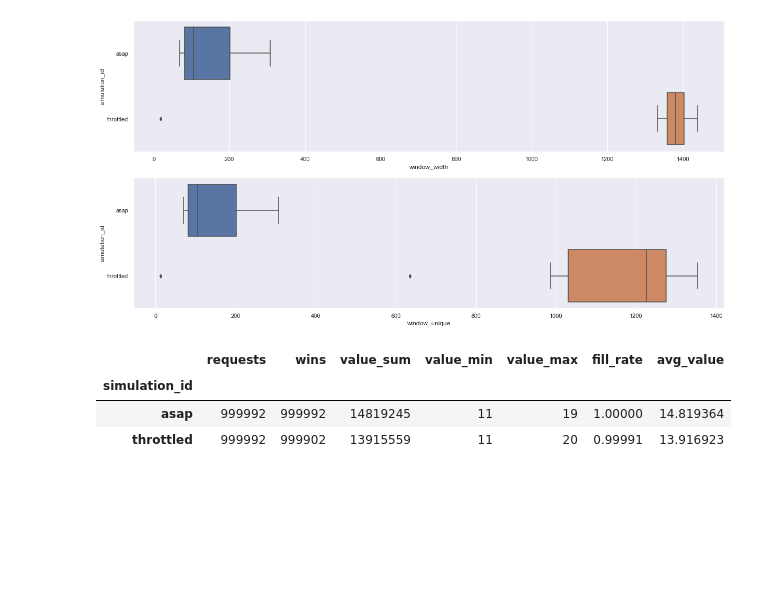
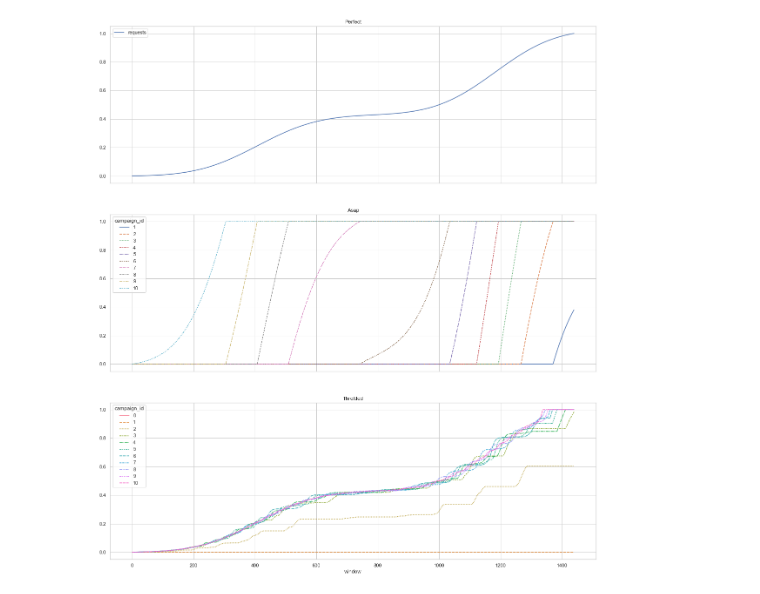
Before and after one commit to pawaclawczyk/prototypes, a Jupyter notebook: analysis.ipynb, the cells around one changed output. Saved outputs shown, nothing was run; the diff lists cells and outputs as text; code cells hidden in the pictures; blank space fills up the shorter version.

Commit message:
Case comparison for a single simulation scenario

```diff
--- a/analysis.ipynb
+++ b/analysis.ipynb
@@ -1,6 +1,9 @@
 # %%
-import pandas as pd
+from pathlib import Path
+
 import seaborn as sns
 
+import analysis
+import load_save
+
 sns.set_theme(style="whitegrid")
-sns.set(rc={'figure.figsize': (20, 10)})
@@ -74,20 +10,11 @@ def lifetime(df: pd.DataFrame):
-# %%
-lifetime(win_df)
-# %% [output]
-[figure, removed]
-# %%
-summary_fill_df = auction_df.groupby("simulation_id").aggregate(
-    requests=("request", np.size),
-    wins=("kind", lambda s: len(s[s == "win"])),
-    value_sum=("bid_value", np.sum),
-    value_min=("bid_value", lambda s: np.min(s[s > 0])),
-    value_max=("bid_value", np.max),
-)
-summary_fill_df["fill_rate"] = summary_fill_df["wins"] / summary_fill_df["requests"]
-summary_fill_df["avg_value"] = summary_fill_df["value_sum"] / summary_fill_df["wins"]
-summary_fill_df
-# %% [output]
-|  | requests | wins | value_sum | value_min | value_max | fill_rate | avg_value |
-| simulation_id |  |  |  |  |  |  |  |
-| asap | 999992 | 999992 | 14819245 | 11 | 19 | 1.00000 | 14.819364 |
-| throttled | 999992 | 999902 | 13915559 | 11 | 20 | 0.99991 | 13.916923 |
+# %%
+output_dir = Path("data")
+cases = ["asap", "throttled"]
+# %%
+base_distribution = load_save.load_base_distribution(output_dir)
+campaigns = load_save.load_campaigns(output_dir)
+events = load_save.load_events_from_multiple_cases(output_dir, cases, ["win", "no win"])
+# %%
+analysis.compare_budget_spending(campaigns, base_distribution, events)
+# %% [output]
+[figure, added]
```
Also changed, not shown: parts of 13 cells of this notebook, 7 other files.
